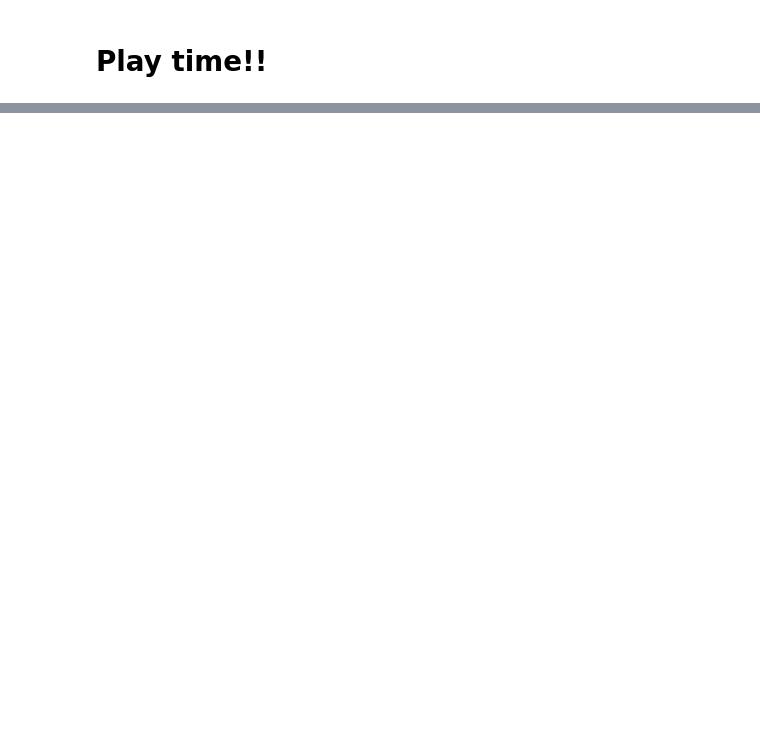
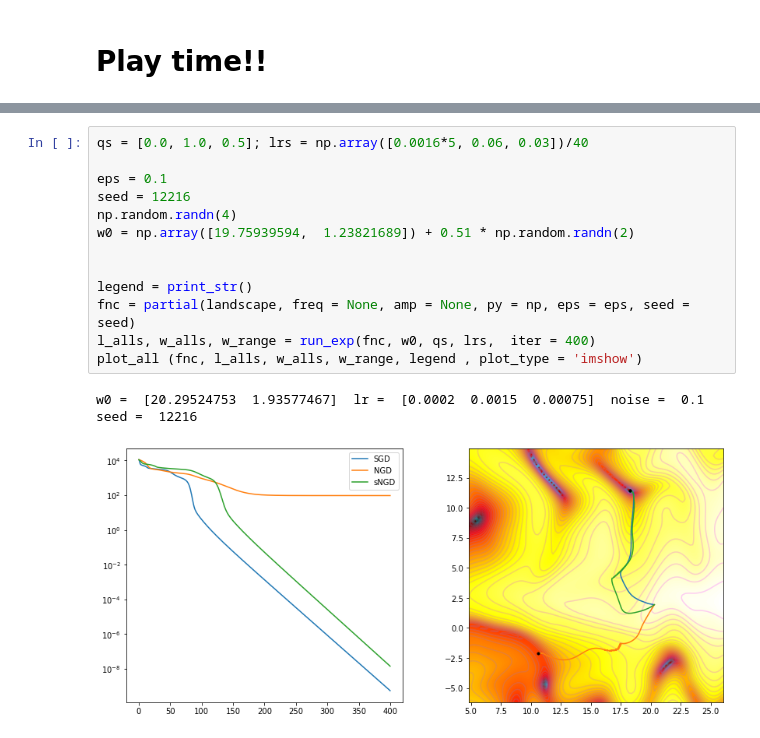
Before and after one commit to bhoov/ngd-vis, a Jupyter notebook: notebook/NGD_update.ipynb, the cells around one changed output, grey strips where cells are left out. Saved outputs shown, nothing was run; the diff lists cells and outputs as text; blank space fills up the shorter version.

```diff
--- a/notebook/NGD_update.ipynb
+++ b/notebook/NGD_update.ipynb
@@ -200,0 +58,16 @@ def landscape_core(x, freq, a, py):
+# %%
+qs = [0.0, 1.0, 0.5]; lrs = np.array([0.0016*5, 0.06, 0.03])/40
+
+eps = 0.1
+seed = 12216
+np.random.randn(4)
+w0 = np.array([19.75939594,  1.23821689]) + 0.51 * np.random.randn(2)
+
+
+legend = print_str()
+fnc = partial(landscape, freq = None, amp = None, py = np, eps = eps, seed = seed)
+l_alls, w_alls, w_range = run_exp(fnc, w0, qs, lrs,  iter = 400)
+plot_all (fnc, l_alls, w_alls, w_range, legend , plot_type = 'imshow')
+# %% [output]
+w0 =  [20.29524753  1.93577467]  lr =  [0.0002  0.0015  0.00075]  noise =  0.1  seed =  12216
+[figure, added]
```
Also changed, not shown: parts of 31 cells of this notebook, 3 other files.
